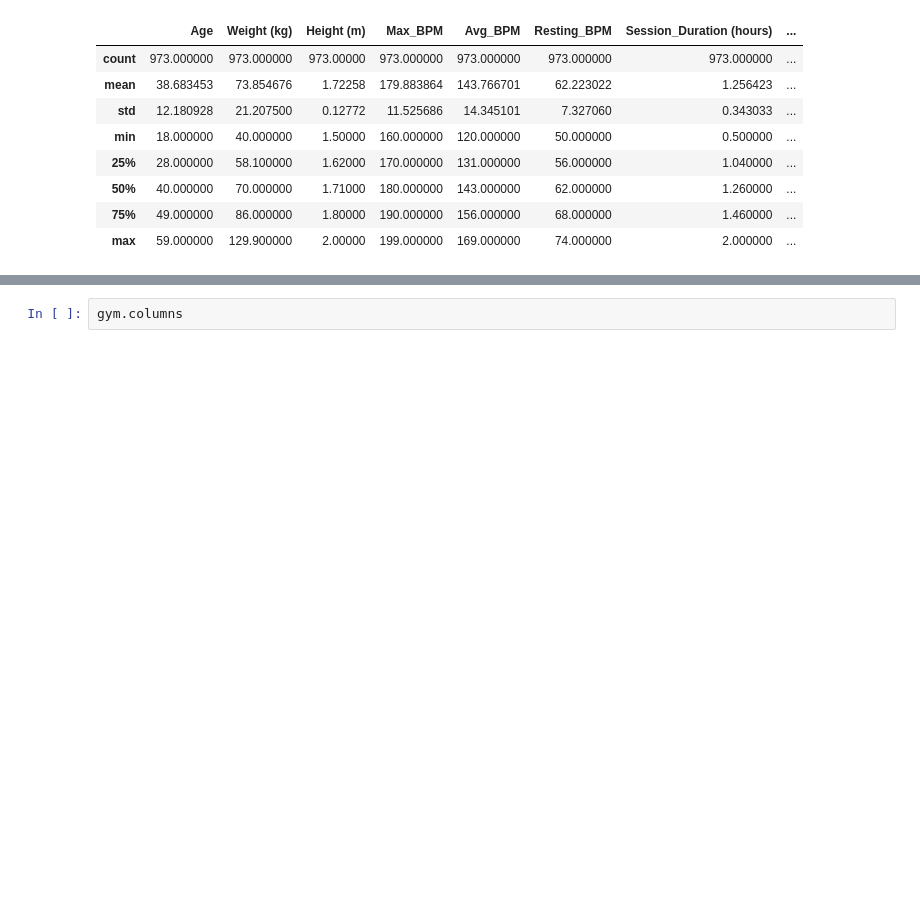
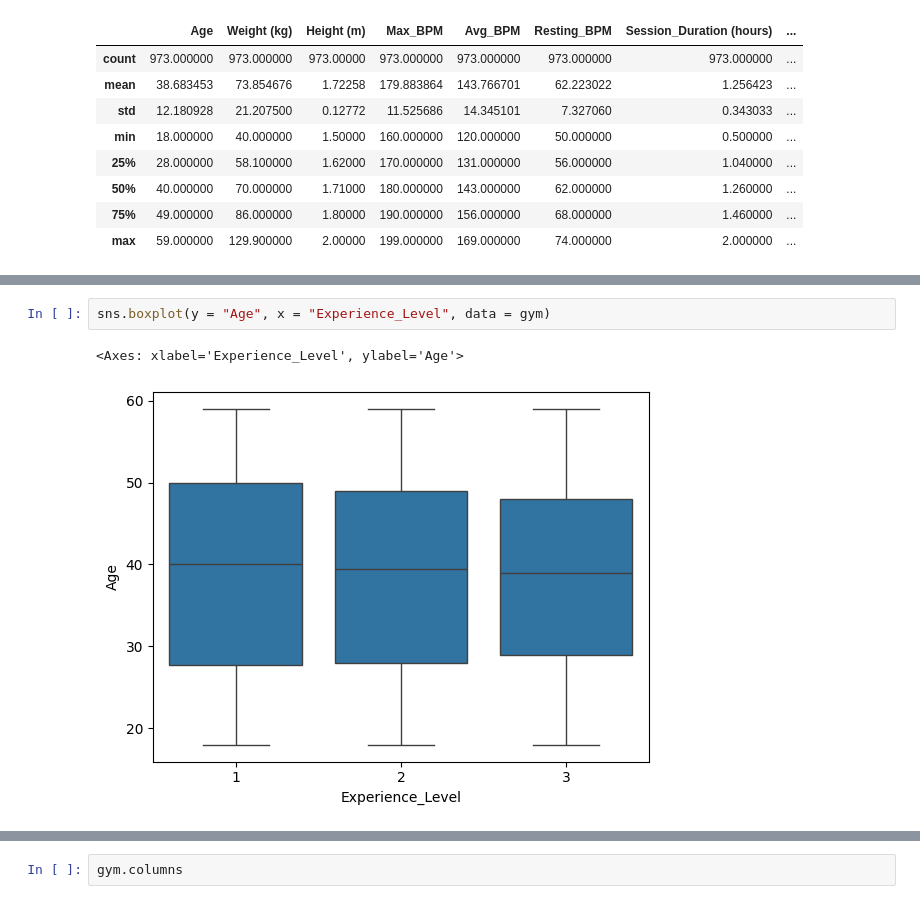
Before and after one commit to bao-do/4thY_MachineLearningProject, a Jupyter notebook: gym_python.ipynb, the cells around one changed output, grey strips where cells are left out. Saved outputs shown, nothing was run; the diff lists cells and outputs as text; blank space fills up the shorter version.

```diff
--- a/gym_python.ipynb
+++ b/gym_python.ipynb
@@ -48,0 +57,5 @@ gym.describe()
+# %%
+sns.boxplot(y = "Age", x = "Experience_Level", data = gym)
+# %% [output]
+<Axes: xlabel='Experience_Level', ylabel='Age'>
+[figure, added]
```
Also changed, not shown: parts of 31 cells of this notebook.
